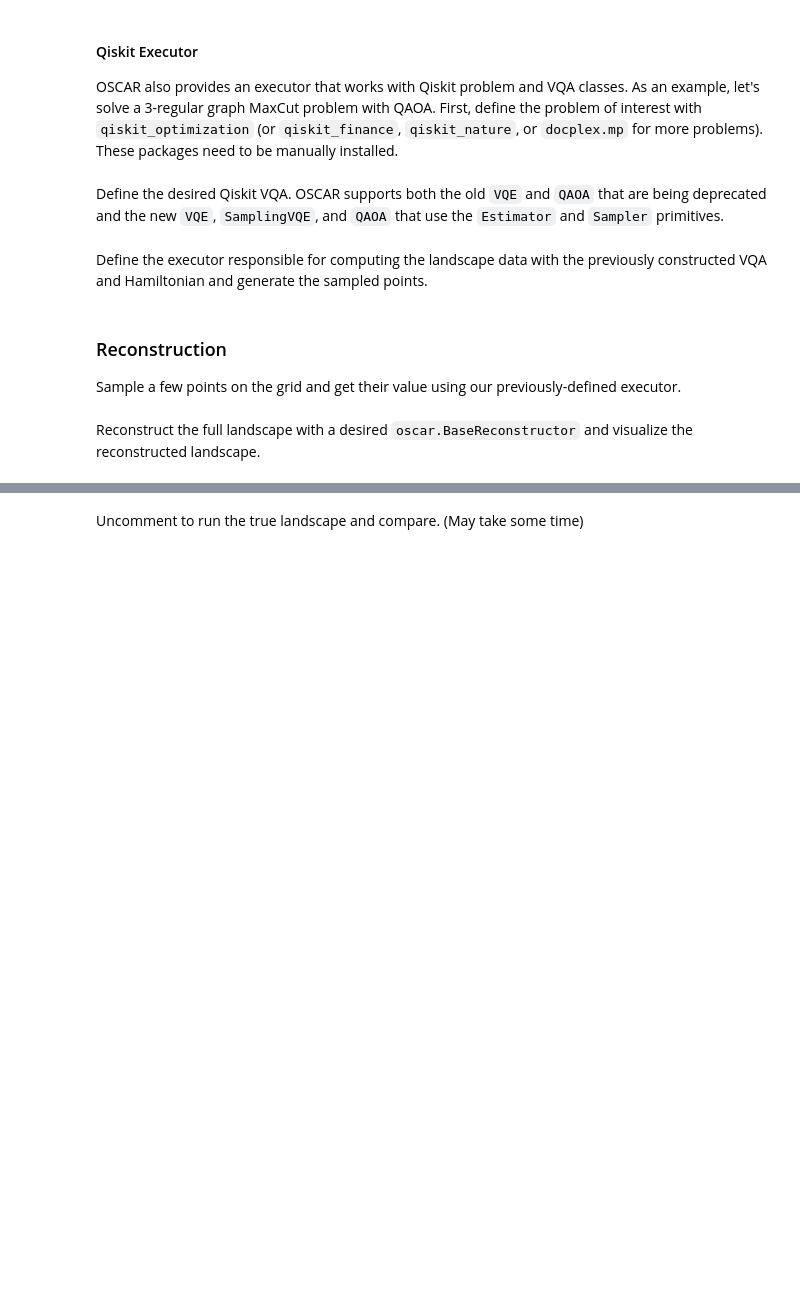
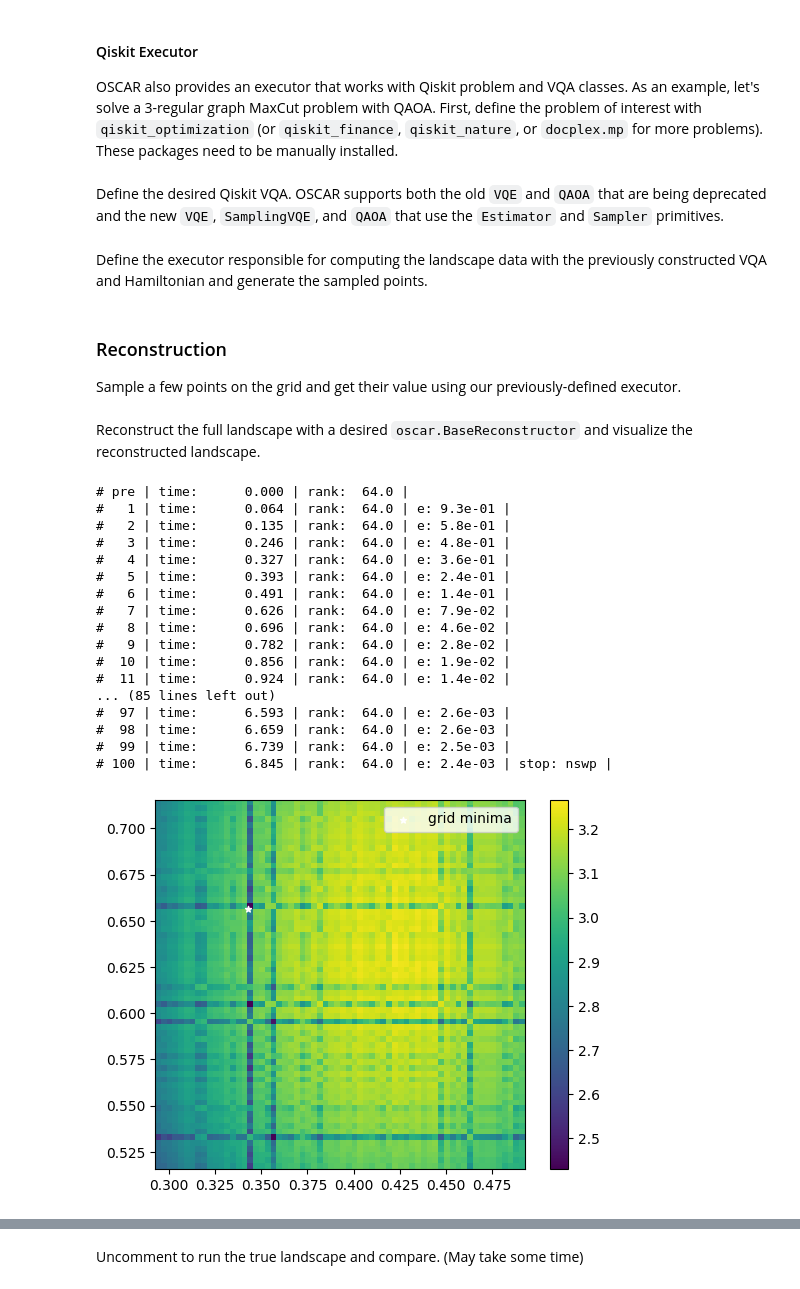
Before and after one commit to QUEST-UWMadison/OSCAR, a Jupyter notebook: notebooks/get_started.ipynb, the cells around one changed output, grey strips where cells are left out. Drawn from its saved outputs; the diff is of its cells as text; code cells hidden in the pictures; blank space fills up the shorter version.

```diff
--- a/notebooks/get_started.ipynb
+++ b/notebooks/get_started.ipynb
@@ -76,3 +85,27 @@ _ = landscape.sample_and_run(qiskit_executor, sampling_fraction = 1 / 16, rng =
 # %% [markdown]
 Reconstruct the full landscape with a desired `oscar.BaseReconstructor` and visualize the reconstructed landscape.
+# %%
+from oscar import plot_2d_landscape, TenevaReconstructor
+
+landscape.reconstruct(TenevaReconstructor({"r": 64, "order": 2}, {"lamb": 0.05, "log": True, "nswp": 100}))
+figure = plot_2d_landscape(landscape)
+# %% [output]
+# pre | time:      0.000 | rank:  64.0 |
+#   1 | time:      0.064 | rank:  64.0 | e: 9.3e-01 |
+#   2 | time:      0.135 | rank:  64.0 | e: 5.8e-01 |
+#   3 | time:      0.246 | rank:  64.0 | e: 4.8e-01 |
+#   4 | time:      0.327 | rank:  64.0 | e: 3.6e-01 |
+#   5 | time:      0.393 | rank:  64.0 | e: 2.4e-01 |
+#   6 | time:      0.491 | rank:  64.0 | e: 1.4e-01 |
+#   7 | time:      0.626 | rank:  64.0 | e: 7.9e-02 |
+#   8 | time:      0.696 | rank:  64.0 | e: 4.6e-02 |
+#   9 | time:      0.782 | rank:  64.0 | e: 2.8e-02 |
+#  10 | time:      0.856 | rank:  64.0 | e: 1.9e-02 |
+#  11 | time:      0.924 | rank:  64.0 | e: 1.4e-02 |
+... (85 lines left out)
+#  97 | time:      6.593 | rank:  64.0 | e: 2.6e-03 |
+#  98 | time:      6.659 | rank:  64.0 | e: 2.6e-03 |
+#  99 | time:      6.739 | rank:  64.0 | e: 2.5e-03 |
+# 100 | time:      6.845 | rank:  64.0 | e: 2.4e-03 | stop: nswp |
+[figure, added]
 # %%
```
Also changed, not shown: parts of 10 cells of this notebook, 7 other files.
